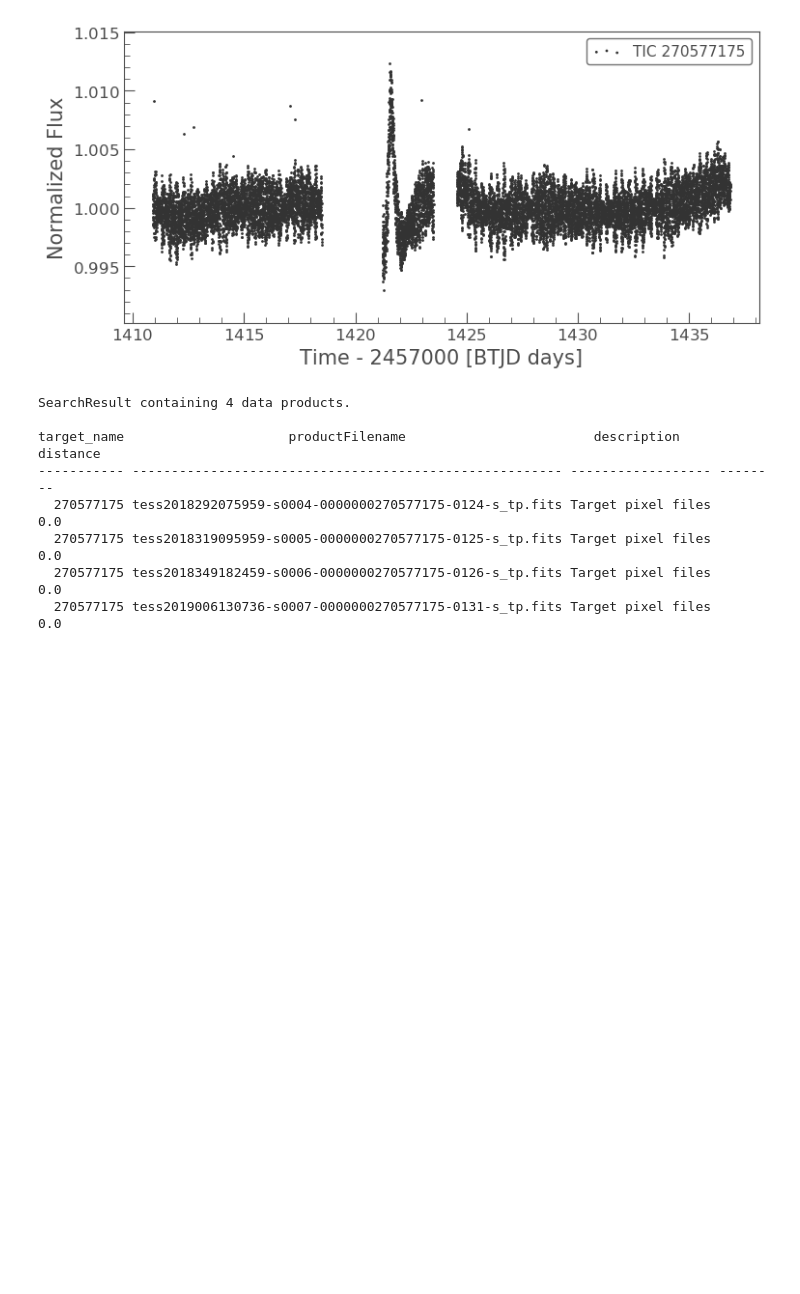
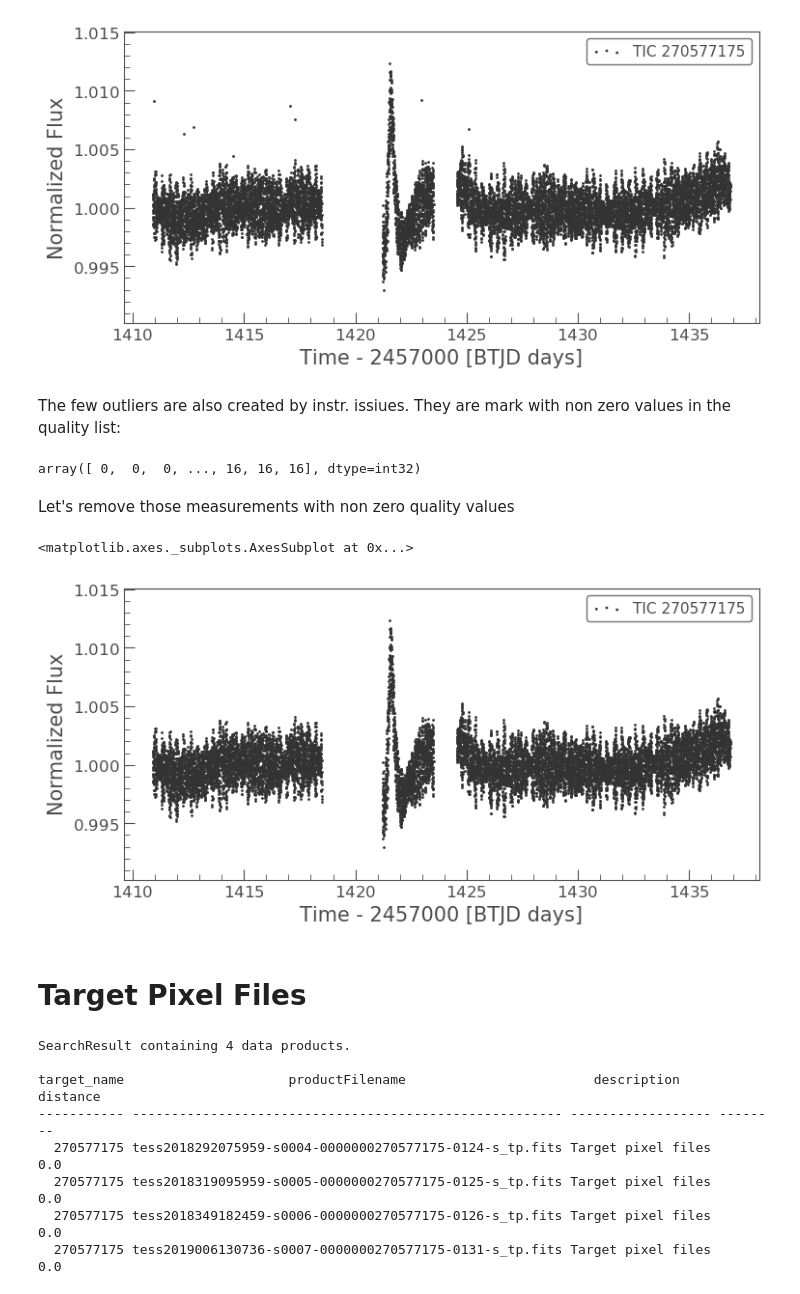
Before and after one commit to sebastian-zieba/exocomet_workshop, a Jupyter notebook: exocomet_workshop.ipynb, the cells around one changed output. Drawn from its saved outputs; the diff is of its cells as text; code cells hidden in the pictures; blank space fills up the shorter version.

```diff
--- a/exocomet_workshop.ipynb
+++ b/exocomet_workshop.ipynb
@@ -39,6 +50,23 @@ lcs[0].PDCSAP_FLUX.scatter()
 # %% [output]
 <matplotlib.axes._subplots.AxesSubplot at 0x...>
 [figure]
+# %% [markdown]
+The few outliers are also created by instr. issiues. They are mark with non zero values in the quality list:
+# %%
+lcs[0].PDCSAP_FLUX.quality
+# %% [output]
+array([ 0,  0,  0, ..., 16, 16, 16], dtype=int32)
+# %% [markdown]
+Let's remove those measurements with non zero quality values
+# %%
+quality_mask_0 = lcs[0].PDCSAP_FLUX.quality == 0
+# %%
+lcs[0].PDCSAP_FLUX[quality_mask_0].scatter()
+# %% [output]
+<matplotlib.axes._subplots.AxesSubplot at 0x...>
+[figure, added]
+# %% [markdown]
+# Target Pixel Files
 # %%
 tpfs_search_results = lk.search_targetpixelfile(name)
 # %%
```
Also changed, not shown: parts of 7 cells of this notebook.
